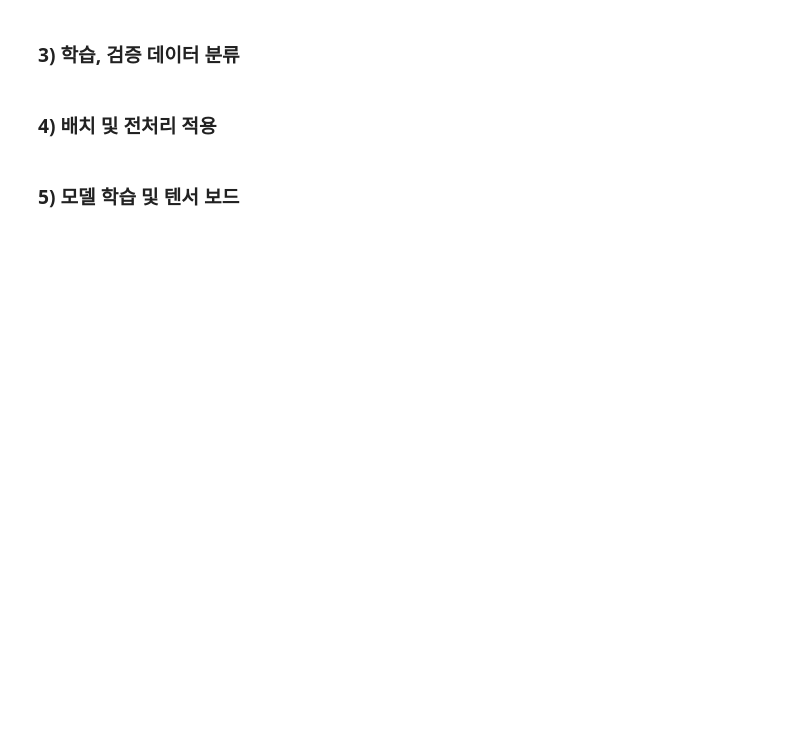
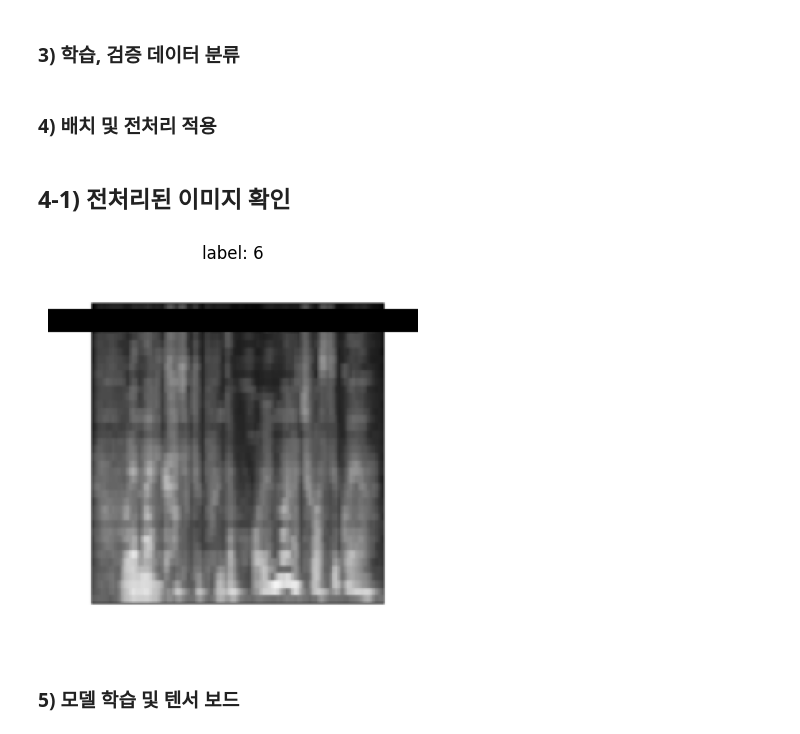
Before and after one commit to LonerStayle/aug-08month_project5, a Jupyter notebook: jin_sup/lab_start.ipynb, the cells around one changed output. Saved outputs shown, nothing was run; the diff lists cells and outputs as text; code cells hidden in the pictures; blank space fills up the shorter version.

Commit message:
add image preprocess

```diff
--- a/jin_sup/lab_start.ipynb
+++ b/jin_sup/lab_start.ipynb
@@ -112,6 +133,38 @@ X_test_dl = DataLoader(
     num_workers=NUM_WORKERS,
     pin_memory=True,
 )
+# %% [markdown]
+## 4-1) 전처리된 이미지 확인
+# %%
+import random
+import matplotlib.pyplot as plt
+
+def denorm(t):
+    mean = torch.tensor(ImageVariable.MEAN).view(-1,1,1)
+    std  = torch.tensor(ImageVariable.STD).view(-1,1,1)
+    return t * std + mean
+
+# DataLoader에서 배치 하나 뽑기
+batch = next(iter(X_train_dl))   # (x, label) 반환한다고 가정
+images, labels = batch
+
+# 배치에서 랜덤 인덱스 뽑기
+idx = random.randint(0, images.size(0)-1)
+img = images[idx]   # [C,H,W]
+label = labels[idx]
+
+# denorm 후 디스플레이
+img_denorm = denorm(img.clone())
+
+if img_denorm.shape[0] == 1:
+    plt.imshow(img_denorm.squeeze(0).cpu().numpy(), cmap="gray")
+else:
+    plt.imshow(img_denorm.permute(1,2,0).cpu().numpy())
+plt.title(f"label: {label.item()}")
+plt.axis("off")
+plt.show()
+# %% [output]
+[figure, added]
 # %% [markdown]
 ### 5) 모델 학습 및 텐서 보드
 # %%
```
Also changed, not shown: parts of 8 cells of this notebook, 12 other files.
